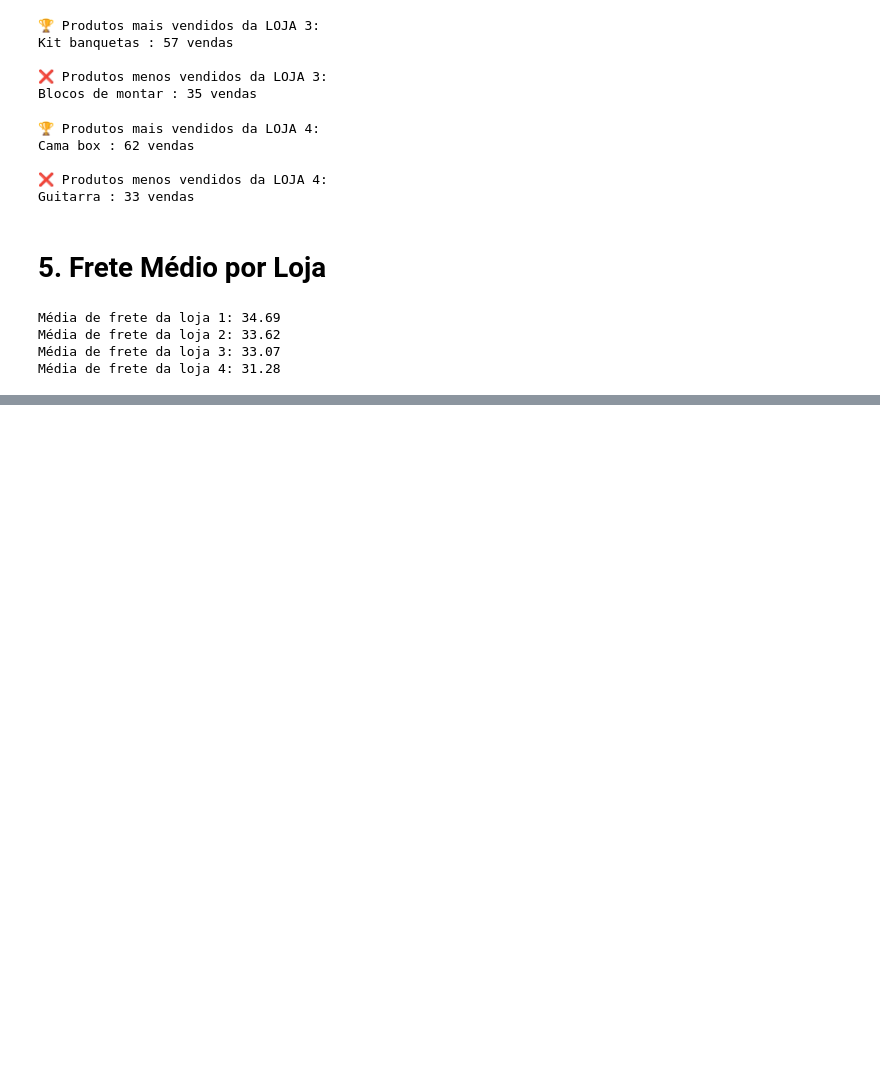
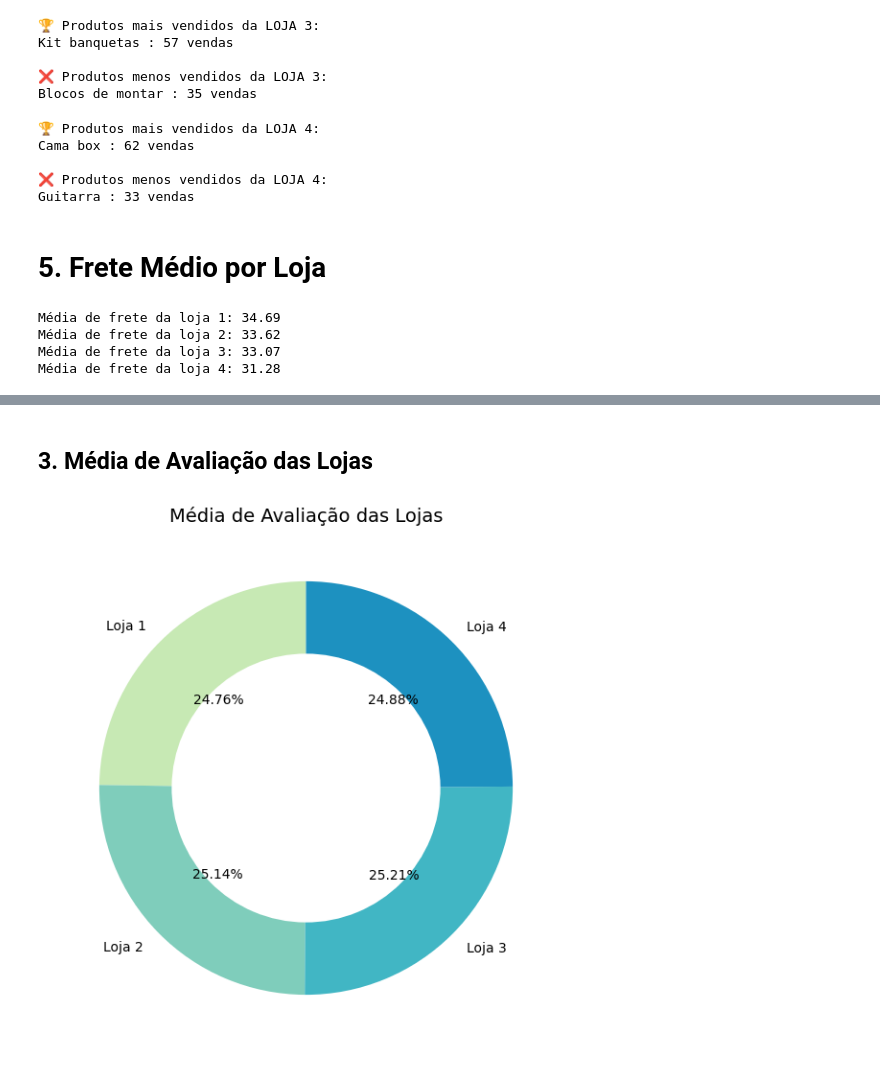
Before and after one commit to Samuel442/challenge-lojas-alura, a Jupyter notebook: challenge_lojas.ipynb, the cells around one changed output, grey strips where cells are left out. Drawn from its saved outputs; the diff is of its cells as text; code cells hidden in the pictures; blank space fills up the shorter version.

```diff
--- a/challenge_lojas.ipynb
+++ b/challenge_lojas.ipynb
@@ -348,0 +449,35 @@ Média de frete da loja 4: 31.28
+# %% [markdown]
+## 3. Média de Avaliação das Lojas
+# %%
+import matplotlib.pyplot as plt
+
+# Médias de avaliação (já calculadas antes)
+medias = {
+    'Loja 1': media_loja1,
+    'Loja 2': media_loja2,
+    'Loja 3': media_loja3,
+    'Loja 4': media_loja4
+}
+
+# Labels e valores
+labels = list(medias.keys())
+values = list(medias.values())
+
+# Paleta de cor
+cores = ["#c7e9b4", "#7fcdbb", "#41b6c4", "#1d91c0"]
+
+# Gráfico de rosca
+fig, ax = plt.subplots(figsize=(7,7))
+wedges, texts, autotexts = ax.pie(
+    values,
+    labels=labels,
+    autopct=lambda p: f'{p:.2f}%',
+    startangle=90,
+    wedgeprops=dict(width=0.35),
+    colors=cores
+)
+
+plt.title("Média de Avaliação das Lojas", fontsize=14)
+plt.show()
+# %% [output]
+[figure, added]
```
Also changed, not shown: parts of 8 cells of this notebook.
